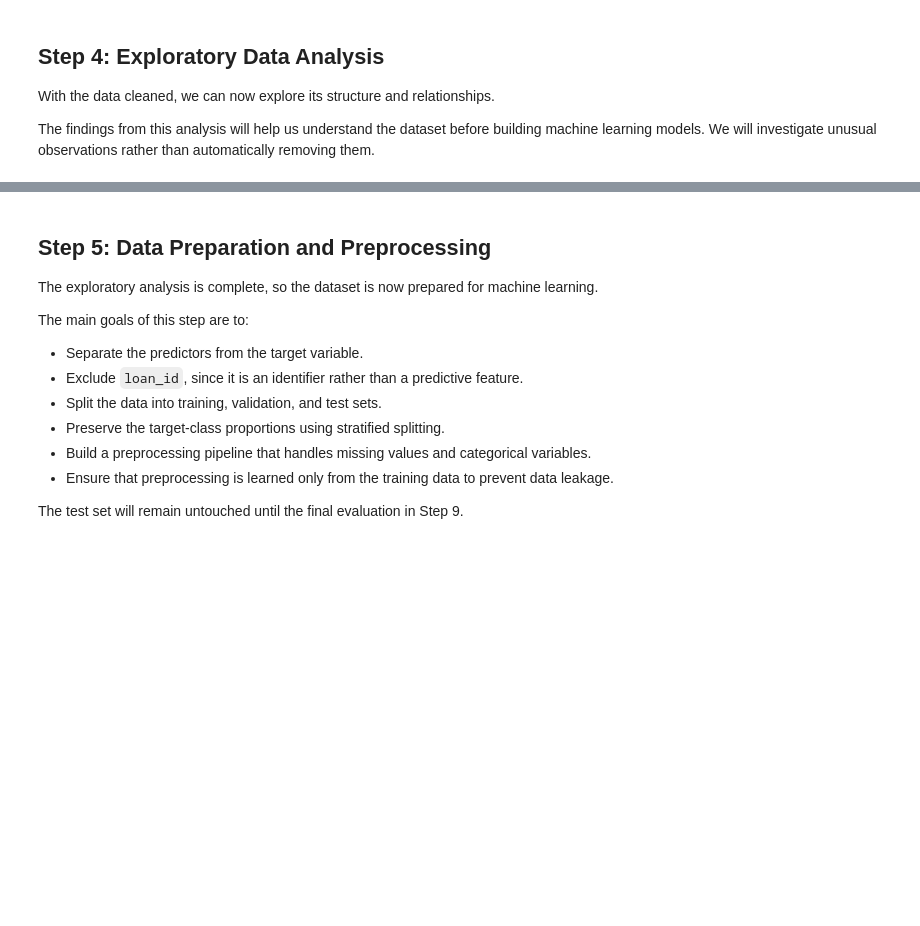
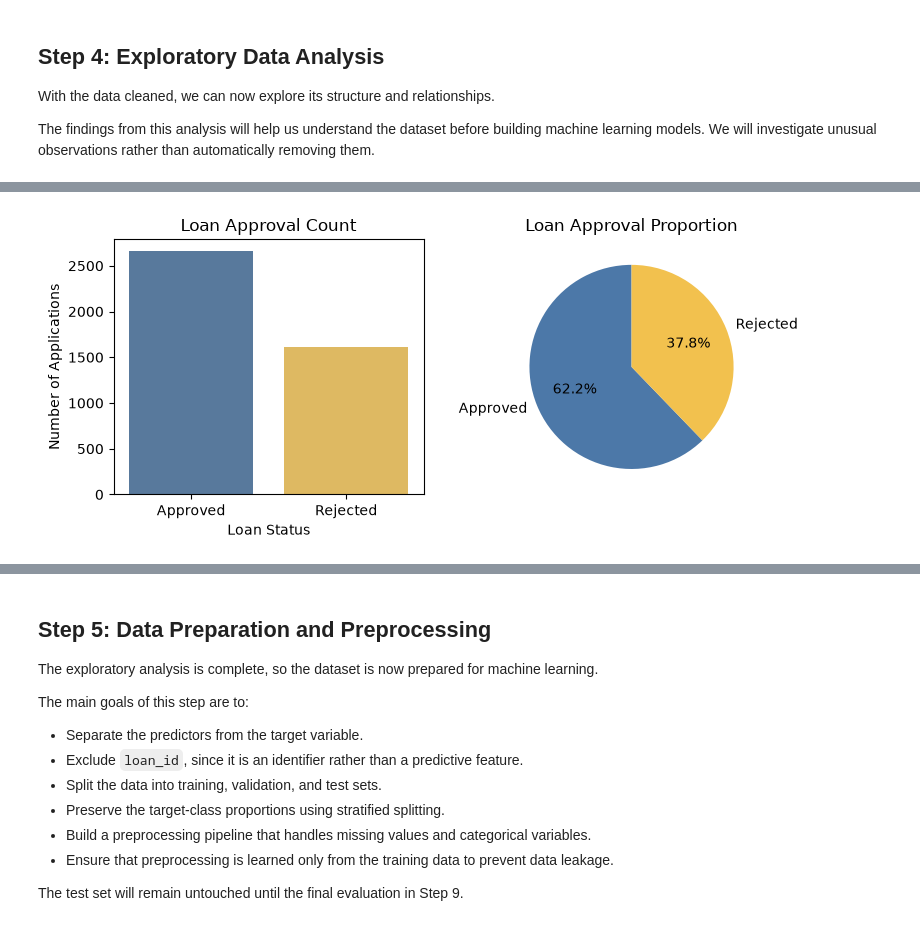
Before and after one commit to Benjamin-Ajagun/loan-approval-prediction, a Jupyter notebook: loan_approval_prediction.ipynb, the cells around one changed output, grey strips where cells are left out. Saved outputs shown, nothing was run; the diff lists cells and outputs as text; code cells hidden in the pictures; blank space fills up the shorter version.

Commit message:
Update loan approval notebook

```diff
--- a/loan_approval_prediction.ipynb
+++ b/loan_approval_prediction.ipynb
@@ -822,0 +577,37 @@ Overall, the EDA provides an understanding of the main patterns and potential is
+# %%
+fig, axes = plt.subplots(1, 2, figsize=(8, 3.5))
+
+blue = "#4C78A8"
+yellow = "#F2C14E"
+
+# Bar chart
+sns.countplot(
+    data=df_cleaned,
+    x="loan_status",
+    hue="loan_status",
+    palette={"Approved": blue, "Rejected": yellow},
+    legend=False,
+    ax=axes[0]
+)
+
+axes[0].set_title("Loan Approval Count")
+axes[0].set_xlabel("Loan Status")
+axes[0].set_ylabel("Number of Applications")
+
+# Pie chart
+status_counts = df_cleaned["loan_status"].value_counts()
+
+axes[1].pie(
+    status_counts,
+    labels=status_counts.index,
+    autopct="%1.1f%%",
+    colors=[blue, yellow],
+    startangle=90
+)
+
+axes[1].set_title("Loan Approval Proportion")
+
+plt.tight_layout()
+plt.show()
+# %% [output]
+[figure, added]
```
Also changed, not shown: parts of 26 cells of this notebook.
